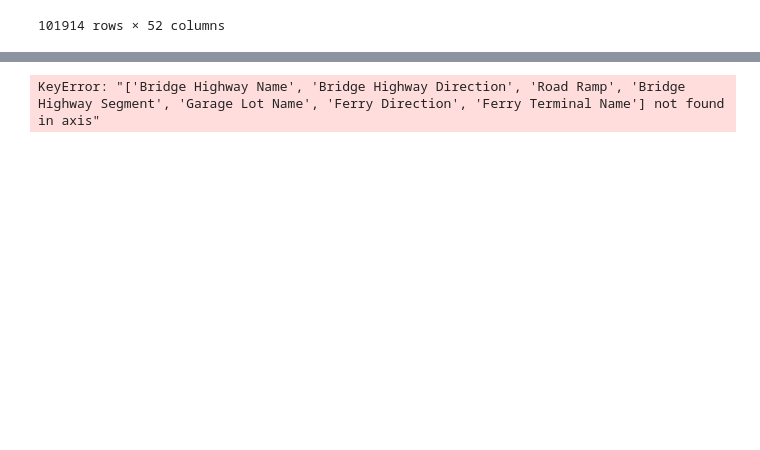
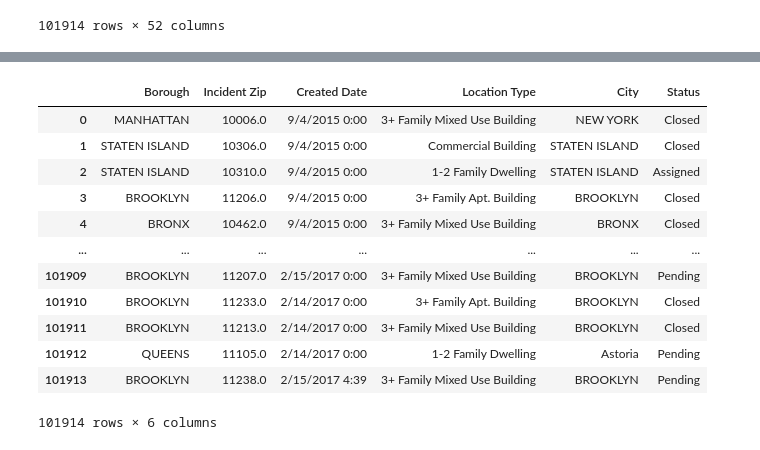
Before and after one commit to troyflood94/pizza_rats, a Jupyter notebook: pizza_rats.ipynb, the cells around one changed output, grey strips where cells are left out. Cells and saved outputs as stored; diff of their text form; code cells hidden in the pictures; blank space fills up the shorter version.

```diff
--- a/pizza_rats.ipynb
+++ b/pizza_rats.ipynb
@@ -104,5 +96,21 @@ clean_rat_df
-# %%
-restaruantfile.drop(columns=['BRIDE HIGHWAY NAME',	'BRIDGE HIGHWAY DIRECTION',	'Road Ramp','Bridge Highway Segment','Garage Lot Name',	'Ferry Direction',	'Ferry Terminal Name'])
-restaruantfile.head()
-# %% [output]
-KeyError: "['Bridge Highway Name', 'Bridge Highway Direction', 'Road Ramp', 'Bridge Highway Segment', 'Garage Lot Name', 'Ferry Direction', 'Ferry Terminal Name'] not found in axis"
+# %%
+#came up with way to easily filter the main DF by columns. This can easily be amended by adding column titles to columns_to_keep and rerunning the block.
+#for some reason all the zips have .0 which makes no sense and will make merging harder maybe.
+#i took facility type out Facililty Type because it is only Nans. scroll down to see output confirming.
+columns_to_keep=['Borough','Incident Zip','Created Date','Location Type','City','Status']
+clean_rats_df=ratfile[columns_to_keep].copy()
+clean_rats_df
+# %% [output]
+|  | Borough | Incident Zip | Created Date | Location Type | City | Status |
+| 0 | MANHATTAN | 10006.0 | 9/4/2015 0:00 | 3+ Family Mixed Use Building | NEW YORK | Closed |
+| 1 | STATEN ISLAND | 10306.0 | 9/4/2015 0:00 | Commercial Building | STATEN ISLAND | Closed |
+| 2 | STATEN ISLAND | 10310.0 | 9/4/2015 0:00 | 1-2 Family Dwelling | STATEN ISLAND | Assigned |
+| 3 | BROOKLYN | 11206.0 | 9/4/2015 0:00 | 3+ Family Apt. Building | BROOKLYN | Closed |
+| 4 | BRONX | 10462.0 | 9/4/2015 0:00 | 3+ Family Mixed Use Building | BRONX | Closed |
+| ... | ... | ... | ... | ... | ... | ... |
+| 101909 | BROOKLYN | 11207.0 | 2/15/2017 0:00 | 3+ Family Mixed Use Building | BROOKLYN | Pending |
+| 101910 | BROOKLYN | 11233.0 | 2/14/2017 0:00 | 3+ Family Apt. Building | BROOKLYN | Closed |
+| 101911 | BROOKLYN | 11213.0 | 2/14/2017 0:00 | 3+ Family Mixed Use Building | BROOKLYN | Closed |
+| 101912 | QUEENS | 11105.0 | 2/14/2017 0:00 | 1-2 Family Dwelling | Astoria | Pending |
+| 101913 | BROOKLYN | 11238.0 | 2/15/2017 4:39 | 3+ Family Mixed Use Building | BROOKLYN | Pending |
+101914 rows × 6 columns
```
Also changed, not shown: parts of 11 cells of this notebook, 1 other file.
